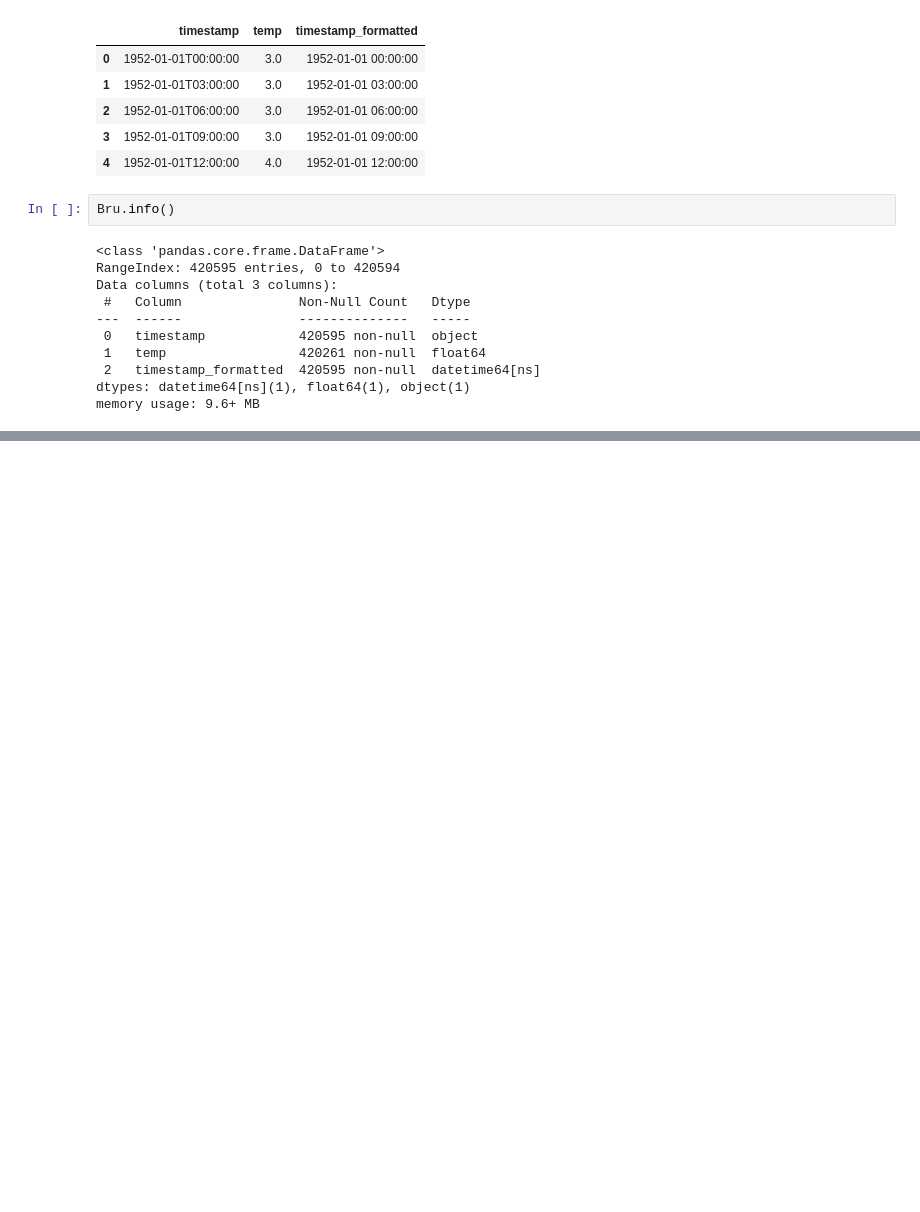
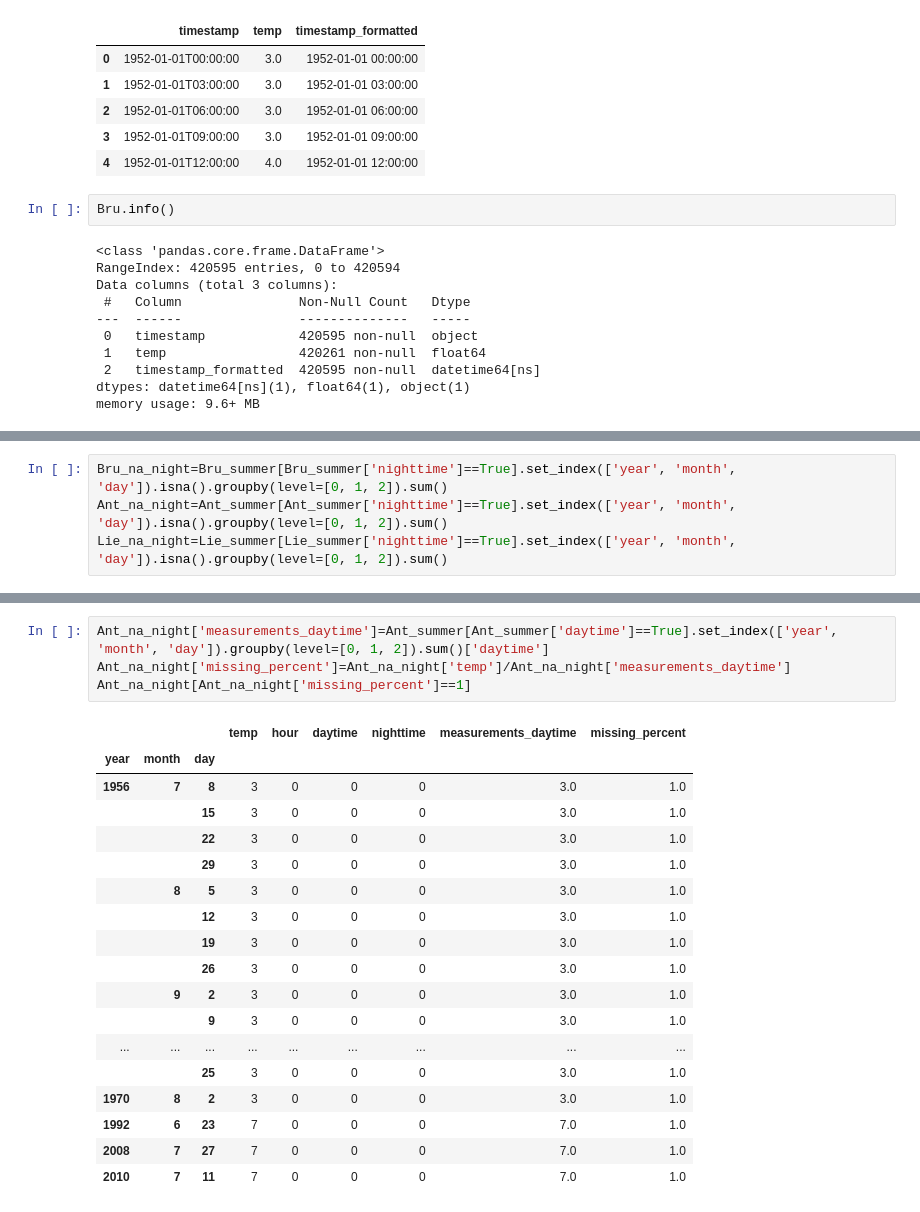
Before and after one commit to muuratjann/heatwave, a Jupyter notebook: Untitled.ipynb, the cells around one changed output, grey strips where cells are left out. Cells and saved outputs as stored; diff of their text form; blank space fills up the shorter version.

```diff
--- a/Untitled.ipynb
+++ b/Untitled.ipynb
@@ -249,0 +281,4 @@ Int64Index([1985, 1986, 1987, 1988, 1989, 1990, 1991, 1992, 1993, 1994, 1995,
+# %%
+Bru_na_night=Bru_summer[Bru_summer['nighttime']==True].set_index(['year', 'month', 'day']).isna().groupby(level=[0, 1, 2]).sum()
+Ant_na_night=Ant_summer[Ant_summer['nighttime']==True].set_index(['year', 'month', 'day']).isna().groupby(level=[0, 1, 2]).sum()
+Lie_na_night=Lie_summer[Lie_summer['nighttime']==True].set_index(['year', 'month', 'day']).isna().groupby(level=[0, 1, 2]).sum()
@@ -249,0 +293,23 @@ Int64Index([1985, 1986, 1987, 1988, 1989, 1990, 1991, 1992, 1993, 1994, 1995,
+# %%
+Ant_na_night['measurements_daytime']=Ant_summer[Ant_summer['daytime']==True].set_index(['year', 'month', 'day']).groupby(level=[0, 1, 2]).sum()['daytime']
+Ant_na_night['missing_percent']=Ant_na_night['temp']/Ant_na_night['measurements_daytime']
+Ant_na_night[Ant_na_night['missing_percent']==1]
+# %% [output]
+|  |  |  | temp | hour | daytime | nighttime | measurements_daytime | missing_percent |
+| year | month | day |  |  |  |  |  |  |
+| 1956 | 7 | 8 | 3 | 0 | 0 | 0 | 3.0 | 1.0 |
+|  |  | 15 | 3 | 0 | 0 | 0 | 3.0 | 1.0 |
+|  |  | 22 | 3 | 0 | 0 | 0 | 3.0 | 1.0 |
+|  |  | 29 | 3 | 0 | 0 | 0 | 3.0 | 1.0 |
+|  | 8 | 5 | 3 | 0 | 0 | 0 | 3.0 | 1.0 |
+|  |  | 12 | 3 | 0 | 0 | 0 | 3.0 | 1.0 |
+|  |  | 19 | 3 | 0 | 0 | 0 | 3.0 | 1.0 |
+|  |  | 26 | 3 | 0 | 0 | 0 | 3.0 | 1.0 |
+|  | 9 | 2 | 3 | 0 | 0 | 0 | 3.0 | 1.0 |
+|  |  | 9 | 3 | 0 | 0 | 0 | 3.0 | 1.0 |
+| ... | ... | ... | ... | ... | ... | ... | ... | ... |
+|  |  | 25 | 3 | 0 | 0 | 0 | 3.0 | 1.0 |
+| 1970 | 8 | 2 | 3 | 0 | 0 | 0 | 3.0 | 1.0 |
+| 1992 | 6 | 23 | 7 | 0 | 0 | 0 | 7.0 | 1.0 |
+| 2008 | 7 | 27 | 7 | 0 | 0 | 0 | 7.0 | 1.0 |
+| 2010 | 7 | 11 | 7 | 0 | 0 | 0 | 7.0 | 1.0 |
```
Also changed, not shown: parts of 41 cells of this notebook.
